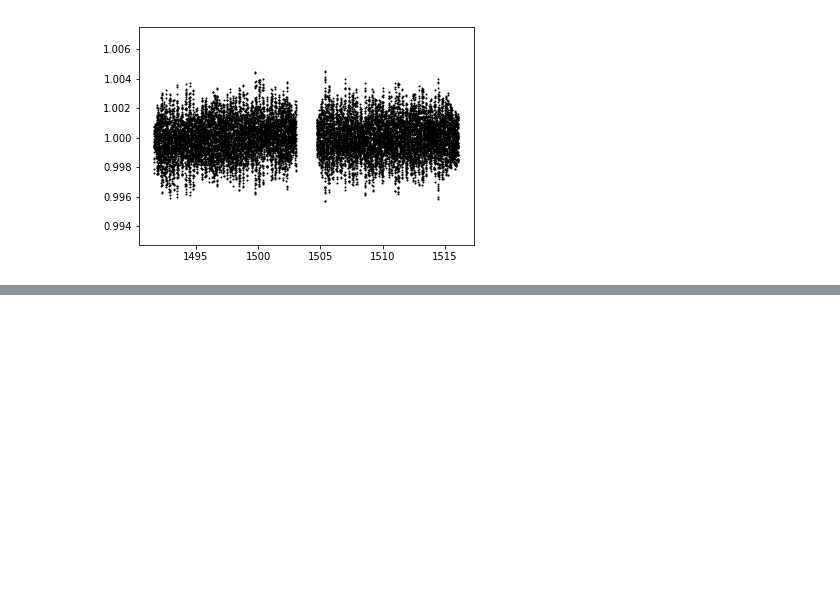
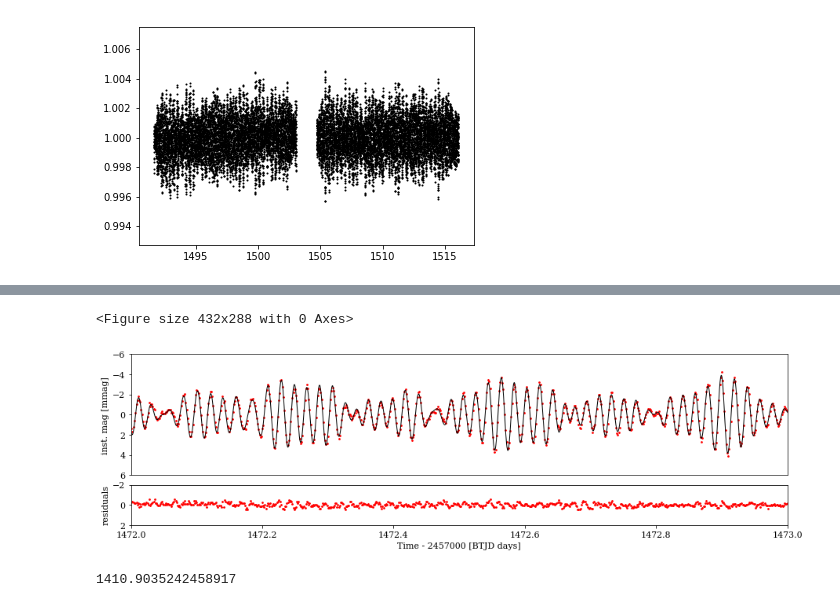
Before and after one commit to sebastian-zieba/betaPic_comet, a Jupyter notebook: construction_of_the_lightcurve.ipynb, the cells around one changed output, grey strips where cells are left out. Saved outputs shown, nothing was run; the diff lists cells and outputs as text; code cells hidden in the pictures; blank space fills up the shorter version.

```diff
--- a/construction_of_the_lightcurve.ipynb
+++ b/construction_of_the_lightcurve.ipynb
@@ -888,0 +948,41 @@ plt.scatter(data7['TIME'][mask7], div_median(data7['SAP_FLUX'][mask7] - cbvs(cbv
+# %%
+import matplotlib.pyplot as plt
+
+plt.rc('font', family='serif', size=11)
+plt.tight_layout()
+
+fig, ax = plt.subplots(2, 1, figsize=(15, 4), gridspec_kw = {'height_ratios':[3, 1]})
+
+ax[0].plot(x,y, c='k', linewidth=1)
+ax[0].scatter(t, -2.5*np.log10(f) * 1000, s=3, c='r')
+
+ax[1].scatter(t, y_res, s=3, c='r')
+
+ax[0].set_ylim(-6, 6)
+ax[0].invert_yaxis()
+
+#plt.axis('equal')
+
+ax[0].set_xlim(1472, 1473)
+ax[1].set_xlim(1472, 1473)
+
+ax[1].set_xlabel('Time - 2457000 [BTJD days]')
+ax[0].set_ylabel('inst. mag [mmag]')
+
+ax[1].set_ylim(2,-2)
+
+ax[0].tick_params(
+    axis='x',          # changes apply to the x-axis
+    which='both',      # both major and minor ticks are affected
+    bottom=False,      # ticks along the bottom edge are off
+    top=False,         # ticks along the top edge are off
+    labelbottom=False)
+
+plt.subplots_adjust(hspace=0.12)
+
+ax[1].set_ylabel('residuals')
+
+fig.savefig('betaPic_puls_zoom.pdf', bbox_inches='tight')
+# %% [output]
+<Figure size 432x288 with 0 Axes>
+[figure, added]
@@ -888,0 +1012,4 @@ plt.scatter(data7['TIME'][mask7], div_median(data7['SAP_FLUX'][mask7] - cbvs(cbv
+# %%
+min(t)
+# %% [output]
+1410.9035242458917
```
Also changed, not shown: parts of 21 cells of this notebook, 7 other files.
